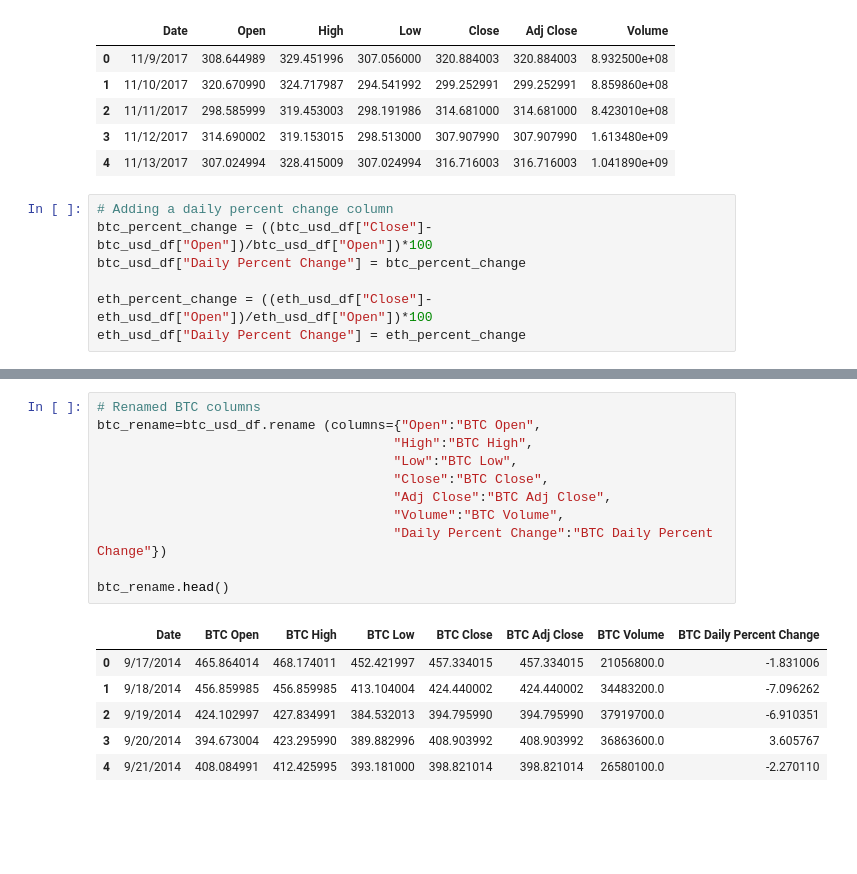
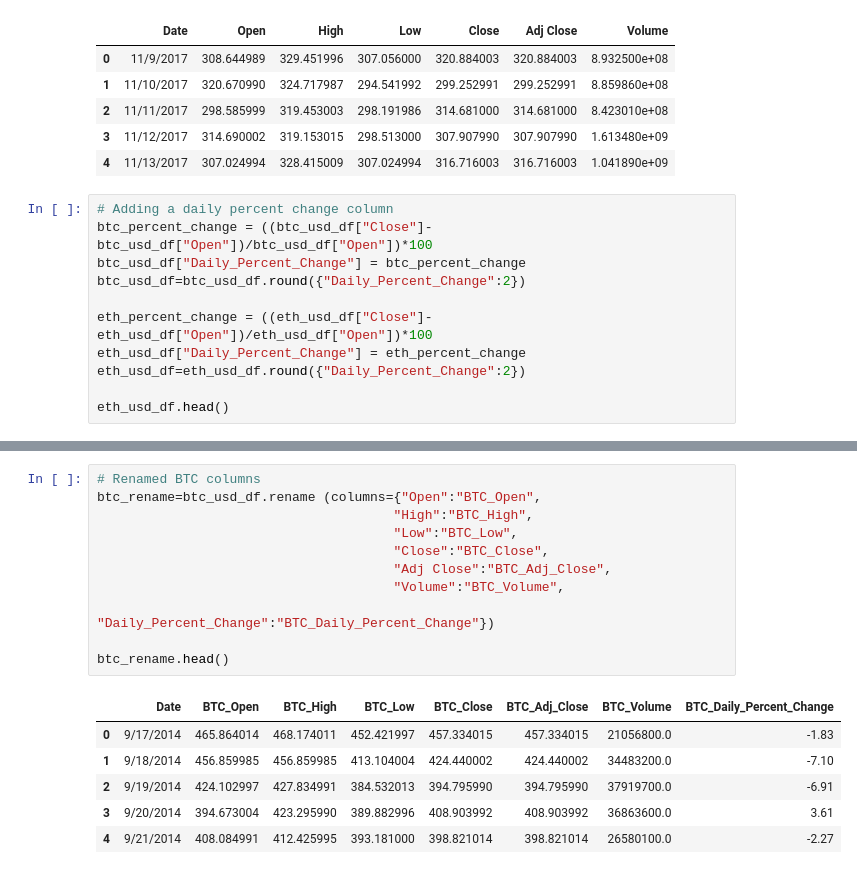
Before and after one commit to skdabra30/Project_2, a Jupyter notebook: JupyterNotebook_DataSets.ipynb, the cells around one changed output, grey strips where cells are left out. Saved outputs shown, nothing was run; the diff lists cells and outputs as text; blank space fills up the shorter version.

```diff
--- a/JupyterNotebook_DataSets.ipynb
+++ b/JupyterNotebook_DataSets.ipynb
@@ -28,7 +31,11 @@ eth_usd_df.head()
 # %%
 # Adding a daily percent change column
 btc_percent_change = ((btc_usd_df["Close"]-btc_usd_df["Open"])/btc_usd_df["Open"])*100
-btc_usd_df["Daily Percent Change"] = btc_percent_change
+btc_usd_df["Daily_Percent_Change"] = btc_percent_change
+btc_usd_df=btc_usd_df.round({"Daily_Percent_Change":2})
 
 eth_percent_change = ((eth_usd_df["Close"]-eth_usd_df["Open"])/eth_usd_df["Open"])*100
-eth_usd_df["Daily Percent Change"] = eth_percent_change
+eth_usd_df["Daily_Percent_Change"] = eth_percent_change
+eth_usd_df=eth_usd_df.round({"Daily_Percent_Change":2})
+
+eth_usd_df.head()
@@ -35,20 +49,20 @@ eth_usd_df["Daily Percent Change"] = eth_percent_change
 # %%
 # Renamed BTC columns
-btc_rename=btc_usd_df.rename (columns={"Open":"BTC Open",
-                                      "High":"BTC High",
-                                      "Low":"BTC Low",
-                                      "Close":"BTC Close",
-                                      "Adj Close":"BTC Adj Close",
-                                      "Volume":"BTC Volume",
-                                      "Daily Percent Change":"BTC Daily Percent Change"})
+btc_rename=btc_usd_df.rename (columns={"Open":"BTC_Open",
+                                      "High":"BTC_High",
+                                      "Low":"BTC_Low",
+                                      "Close":"BTC_Close",
+                                      "Adj Close":"BTC_Adj_Close",
+                                      "Volume":"BTC_Volume",
+                                      "Daily_Percent_Change":"BTC_Daily_Percent_Change"})
 
 btc_rename.head()
 # %% [output]
-|  | Date | BTC Open | BTC High | BTC Low | BTC Close | BTC Adj Close | BTC Volume | BTC Daily Percent Change |
-| 0 | 9/17/2014 | 465.864014 | 468.174011 | 452.421997 | 457.334015 | 457.334015 | 21056800.0 | -1.831006 |
-| 1 | 9/18/2014 | 456.859985 | 456.859985 | 413.104004 | 424.440002 | 424.440002 | 34483200.0 | -7.096262 |
-| 2 | 9/19/2014 | 424.102997 | 427.834991 | 384.532013 | 394.795990 | 394.795990 | 37919700.0 | -6.910351 |
-| 3 | 9/20/2014 | 394.673004 | 423.295990 | 389.882996 | 408.903992 | 408.903992 | 36863600.0 | 3.605767 |
-| 4 | 9/21/2014 | 408.084991 | 412.425995 | 393.181000 | 398.821014 | 398.821014 | 26580100.0 | -2.270110 |
+|  | Date | BTC_Open | BTC_High | BTC_Low | BTC_Close | BTC_Adj_Close | BTC_Volume | BTC_Daily_Percent_Change |
+| 0 | 9/17/2014 | 465.864014 | 468.174011 | 452.421997 | 457.334015 | 457.334015 | 21056800.0 | -1.83 |
+| 1 | 9/18/2014 | 456.859985 | 456.859985 | 413.104004 | 424.440002 | 424.440002 | 34483200.0 | -7.10 |
+| 2 | 9/19/2014 | 424.102997 | 427.834991 | 384.532013 | 394.795990 | 394.795990 | 37919700.0 | -6.91 |
+| 3 | 9/20/2014 | 394.673004 | 423.295990 | 389.882996 | 408.903992 | 408.903992 | 36863600.0 | 3.61 |
+| 4 | 9/21/2014 | 408.084991 | 412.425995 | 393.181000 | 398.821014 | 398.821014 | 26580100.0 | -2.27 |
 # %%
 # Renamed ETH columns
```
Also changed, not shown: parts of 18 cells of this notebook.
